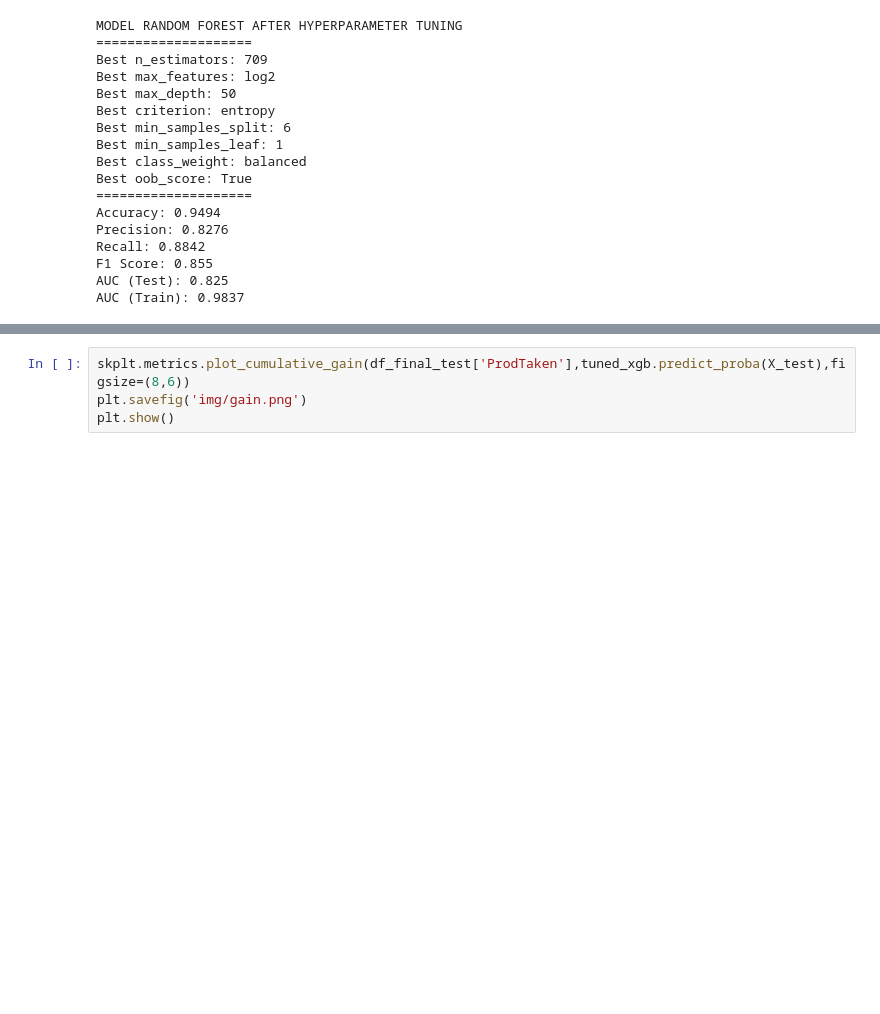
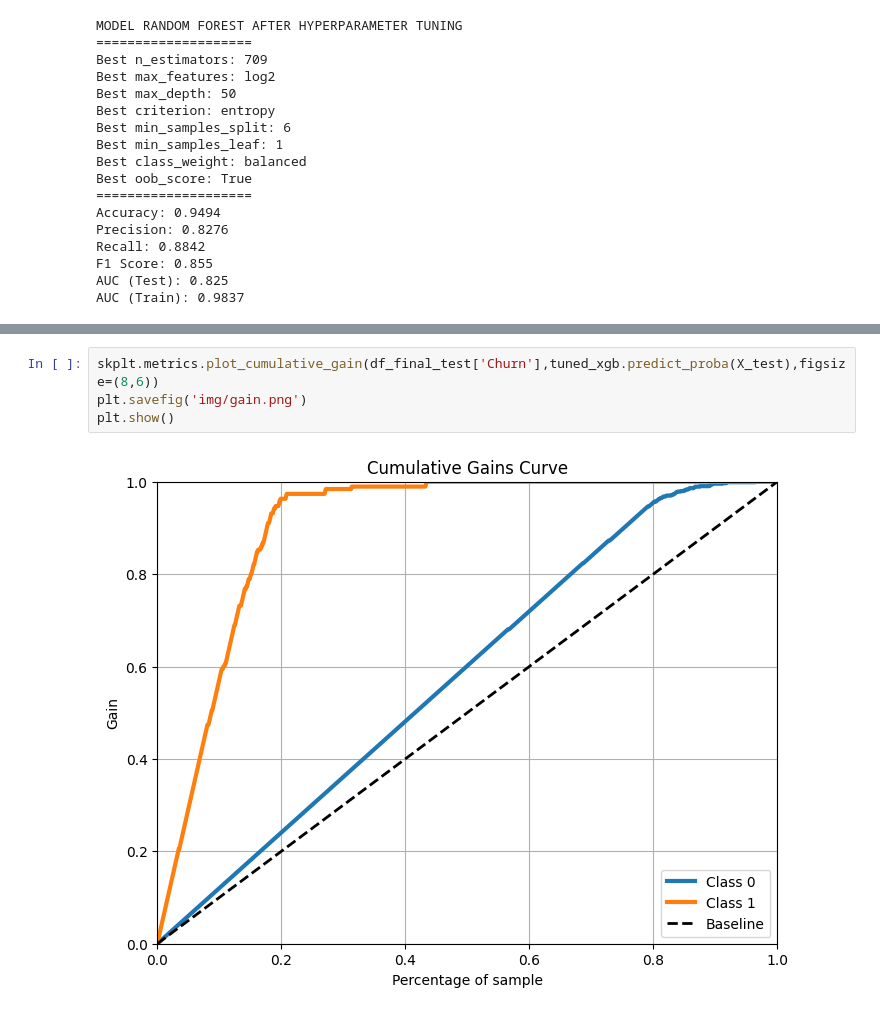
Before and after one commit to RaulSandj/E-Commerce-Churn-Analysis-and-Prediction, a Jupyter notebook: EcommAnalysis.ipynb, the cells around one changed output, grey strips where cells are left out. Cells and saved outputs as stored; diff of their text form; blank space fills up the shorter version.

Commit message:
Lift Curve

```diff
--- a/EcommAnalysis.ipynb
+++ b/EcommAnalysis.ipynb
@@ -1068,5 +1144,7 @@ plt.savefig('img/shap.png')
 # %%
-skplt.metrics.plot_cumulative_gain(df_final_test['ProdTaken'],tuned_xgb.predict_proba(X_test),figsize=(8,6))
+skplt.metrics.plot_cumulative_gain(df_final_test['Churn'],tuned_xgb.predict_proba(X_test),figsize=(8,6))
 plt.savefig('img/gain.png')
 plt.show()
+# %% [output]
+[figure, added]
 # %%
```
Also changed, not shown: parts of 12 cells of this notebook.
